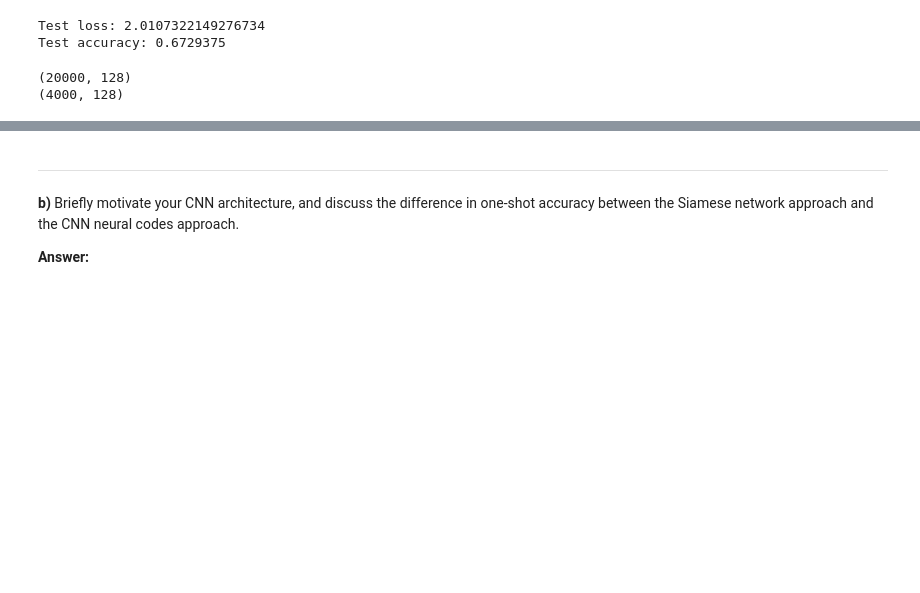
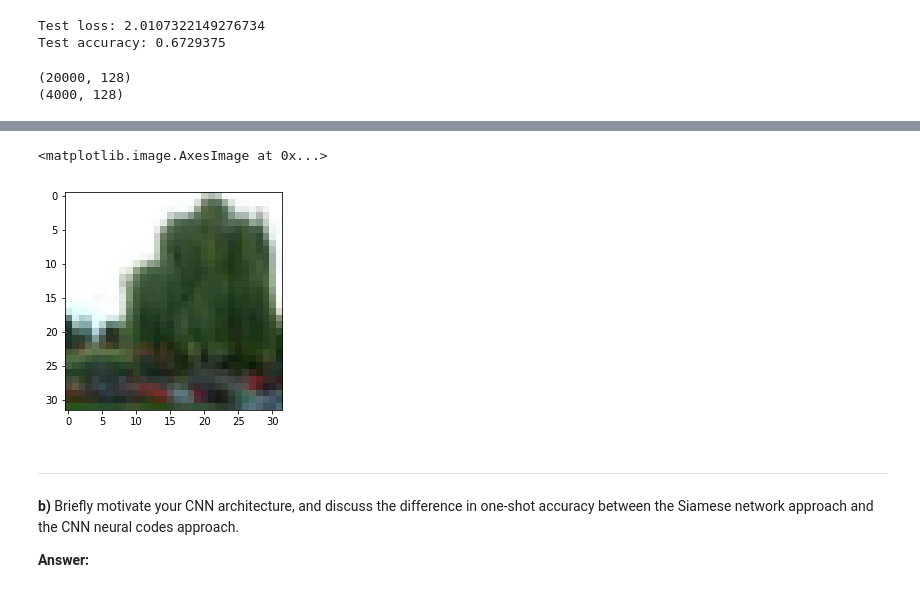
Before and after one commit to irfannurafif/recsys, a Jupyter notebook: ass 3/Assignment 3 question 1.ipynb, the cells around one changed output, grey strips where cells are left out. Drawn from its saved outputs; the diff is of its cells as text; code cells hidden in the pictures; blank space fills up the shorter version.

```diff
--- a/ass 3/Assignment 3 question 1.ipynb
+++ b/ass 3/Assignment 3 question 1.ipynb
@@ -982,0 +776,7 @@ total unequal: 275, average unequal: 1.375
+# %%
+
+#from PIL import Image
+plt.imshow(x_train_r[1000])
+# %% [output]
+<matplotlib.image.AxesImage at 0x...>
+[figure, added]
```
Also changed, not shown: parts of 28 cells of this notebook.
